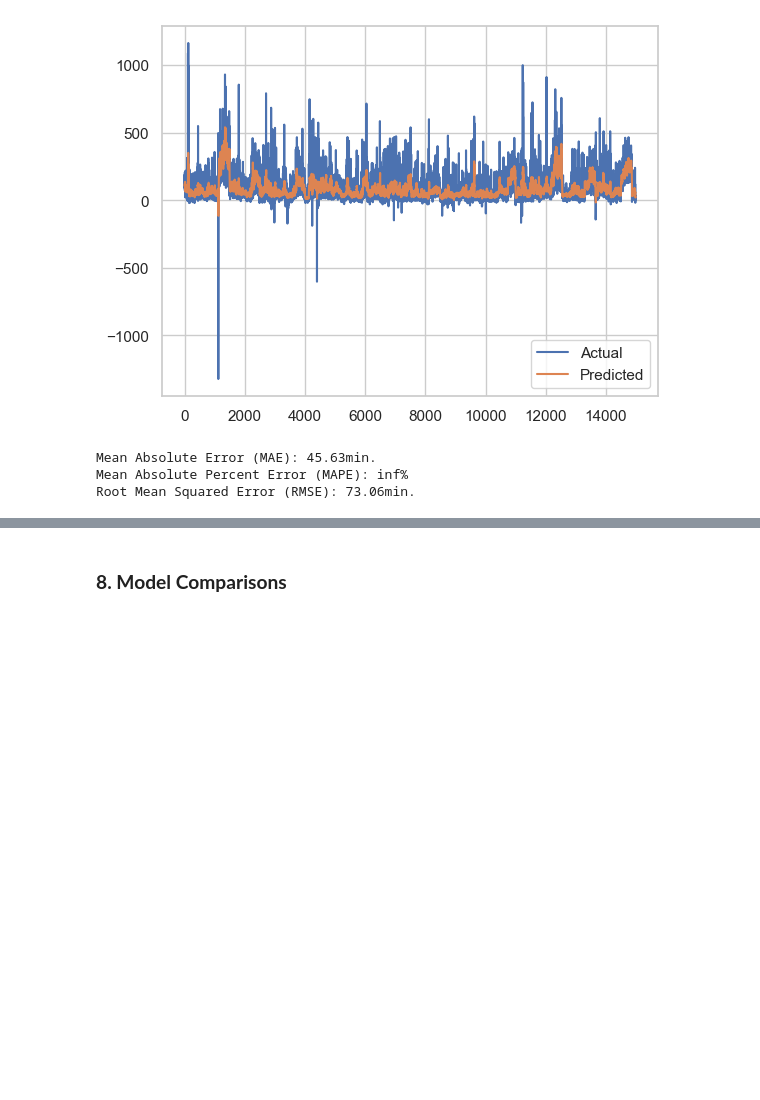
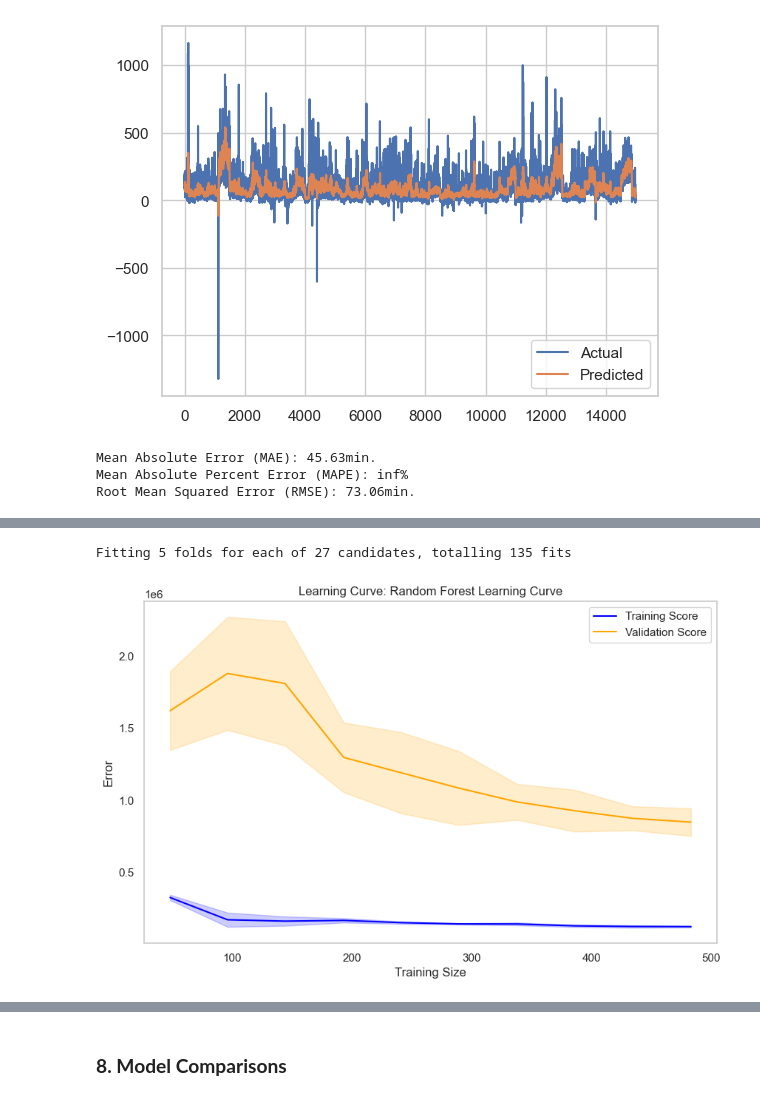
Before and after one commit to DT-Service-Consulting/avstats, a Jupyter notebook: avstats/AvStats_ML.ipynb, the cells around one changed output, grey strips where cells are left out. Saved outputs shown, nothing was run; the diff lists cells and outputs as text; code cells hidden in the pictures; blank space fills up the shorter version.

```diff
--- a/avstats/AvStats_ML.ipynb
+++ b/avstats/AvStats_ML.ipynb
@@ -76,8 +80,8 @@ data_encoding = OneHotEncoding(df_merged)
 df_encoded, corr_df, route_columns = data_encoding.encode_routes()
 
 # Clean data by removing columns with only zeros
-df_clean = data_encoding.clean_data()
-df_clean
+df_numeric, df_cleaned = data_encoding.clean_data()
+df_numeric
 # %% [output]
 |  | total_flights | departures | arrivals | landed | active | scheduled | total_dep_delay | total_dep_delay_15 | ... |
 | 0 | 42 | 21 | 21 | 18 | 21 | 3 | 1529.0 | 36 | ... |
@@ -235,7 +239,7 @@ where:
 * It is less sensitive to outliers than normalization but still can be affected if there are extreme outliers.
 # %%
 # Standardize data
-data_prep = DataPreparation(df_clean, 'total_dep_delay')
+data_prep = DataPreparation(df_numeric, 'total_dep_delay')
 scaled_df, target_variable = data_prep.standardize_data()
 
 # Check the mean and standard deviation
@@ -835,0 +1069,26 @@ Root Mean Squared Error (RMSE): 73.06min.
+# %%
+# Example: Using ModelPipeline with Random Forest
+from sklearn.ensemble import RandomForestRegressor
+
+# Define the model and hyperparameter grid
+rf_model = RandomForestRegressor(random_state=42)
+rf_param_grid = {
+    "n_estimators": [10, 50, 100],
+    "max_depth": [None, 10, 20],
+    "min_samples_split": [2, 5, 10],
+}
+
+# Initialize the pipeline
+pipeline = ModelPipeline(model=rf_model, param_grid=rf_param_grid)
+
+# Perform hyperparameter tuning
+best_rf_model = pipeline.hyperparameter_tuning(x_train, y_train)
+
+# Plot learning curve
+pipeline.plot_learning_curve(x_train, y_train, title="Random Forest Learning Curve")
+
+# Train and evaluate
+trained_rf_model, rf_predictions = pipeline.train_and_evaluate(x_train, x_test, y_train, y_test)
+# %% [output]
+Fitting 5 folds for each of 27 candidates, totalling 135 fits
+[figure, added]
```
Also changed, not shown: parts of 11 cells of this notebook, 5 other files.
